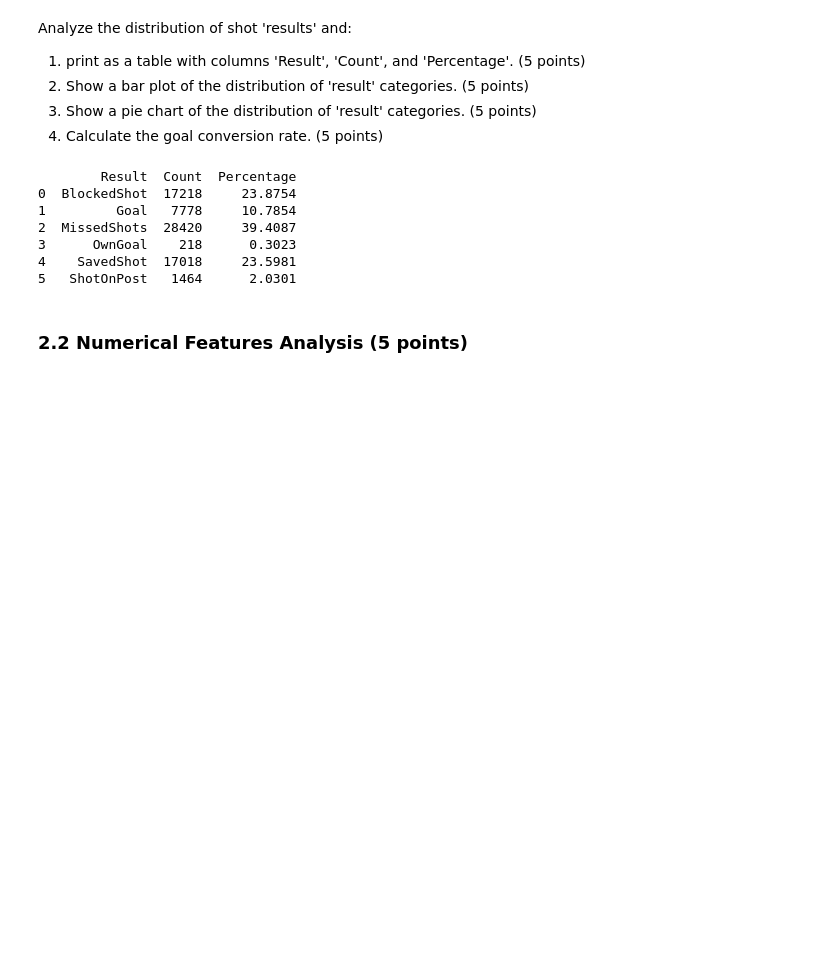
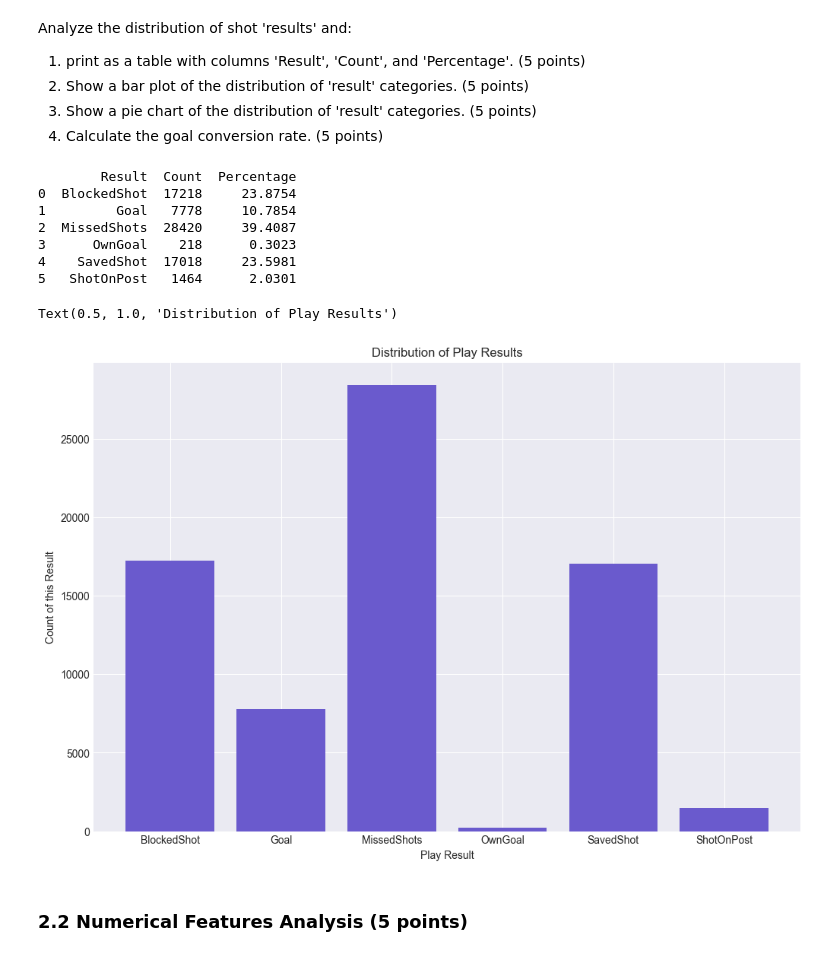
Before and after one commit to smgibson19/ds701_fa25_midterm_challenge_sports, a Jupyter notebook: LALIGA_Analysis_Challenge.ipynb, the cells around one changed output. Cells and saved outputs as stored; diff of their text form; code cells hidden in the pictures; blank space fills up the shorter version.

```diff
--- a/LALIGA_Analysis_Challenge.ipynb
+++ b/LALIGA_Analysis_Challenge.ipynb
@@ -214,6 +215,15 @@ print(df_res)
 5   ShotOnPost   1464      2.0301
 # %%
 # 2. Show a bar plot of the distribution of 'result' categories
+
+plt.figure(figsize = (12,8))
+plt.bar(df_res['Result'], df_res['Count'], color = 'slateblue')
+plt.xlabel('Play Result')
+plt.ylabel('Count of Result')
+plt.title('Distribution of Play Results')
+# %% [output]
+Text(0.5, 1.0, 'Distribution of Play Results')
+[figure, added]
 # %%
 # 3. Show a pie chart of the distribution of 'result' categories
 # %%
```
Also changed, not shown: parts of 1 cell of this notebook.
